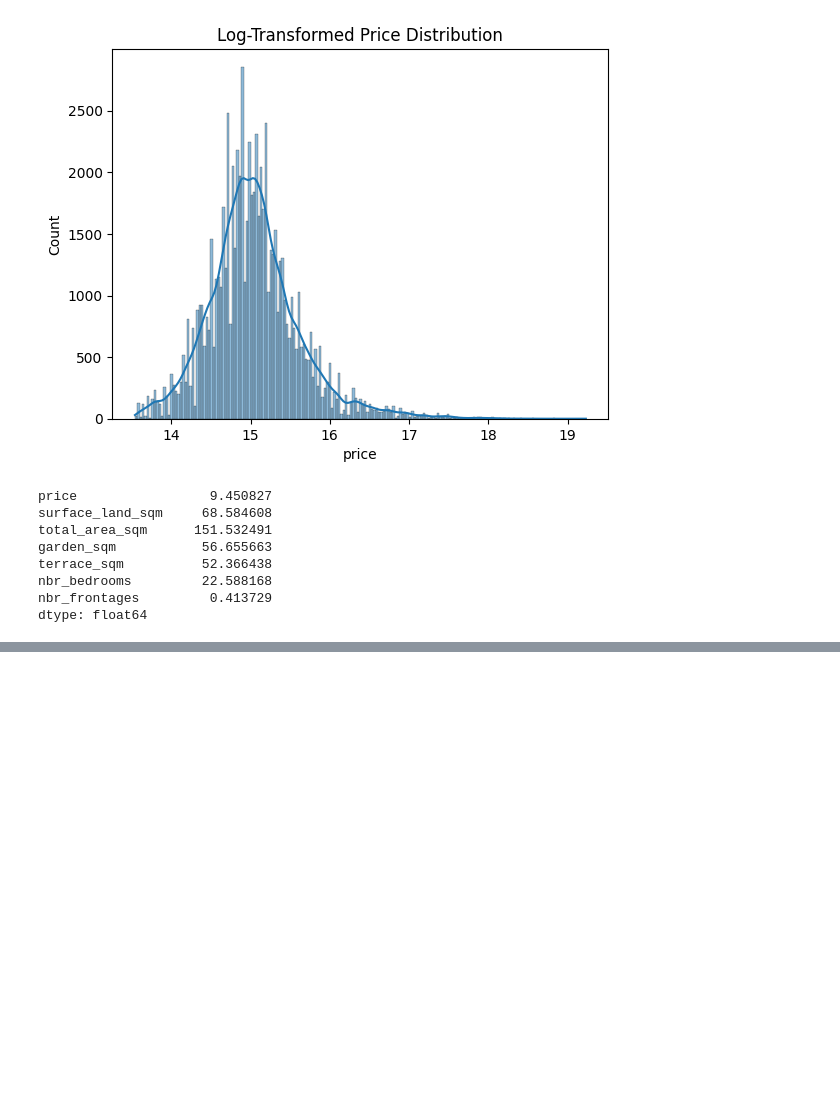
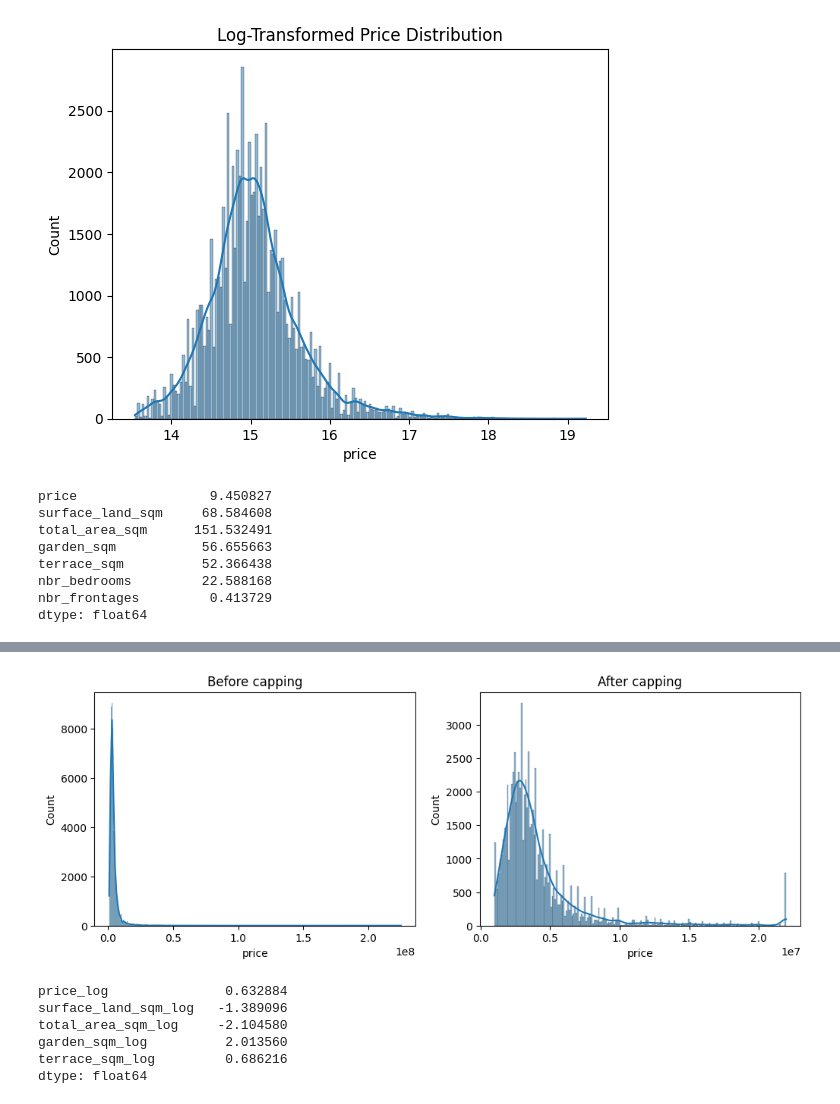
Before and after one commit to Lalovan/Real-estate-price-prediction-Data-analysis, a Jupyter notebook: Anna/testing_data.ipynb, the cells around one changed output, grey strips where cells are left out. Saved outputs shown, nothing was run; the diff lists cells and outputs as text; code cells hidden in the pictures; blank space fills up the shorter version.

Commit message:
Capping/Winsorization and log transformation of 5 heavily skewed vars

```diff
--- a/Anna/testing_data.ipynb
+++ b/Anna/testing_data.ipynb
@@ -171,3 +171,20 @@ terrace_sqm          52.366438
 nbr_bedrooms         22.588168
 nbr_frontages         0.413729
 dtype: float64
+# %%
+# Capping/Winsorization: replace everything above the 99th/below the 1st percentile percentile with the 99th percentile/1str percentile value
+df_before = df.copy() #keeping a copy of data before capping
+
+cap_vars = ['price', 'surface_land_sqm', 'total_area_sqm','garden_sqm', 'terrace_sqm', 'nbr_bedrooms', 'nbr_frontages']
+
+# Choosingcapping percentiles (e.g. 1st and 99th)
+lower_cap = 0.01
+upper_cap = 0.99
+
+for var in cap_vars:
+    lower = df[var].quantile(lower_cap)
+    upper = df[var].quantile(upper_cap)
+    df[var] = np.where(df[var] < lower, lower,
+                       np.where(df[var] > upper, upper, df[var]))
+
+df[cap_vars].skew()
@@ -173,0 +200,31 @@ dtype: float64
+# %%
+# Visuals before and after capping 'price'
+
+fig, axes = plt.subplots(1, 2, figsize=(12, 4))
+sns.histplot(df_before['price'], kde=True, ax=axes[0])
+axes[0].set_title("Before capping")
+sns.histplot(df['price'], kde=True, ax=axes[1])
+axes[1].set_title("After capping")
+plt.show()
+# %% [output]
+[figure, added]
+# %%
+#Capping not enough (for 5 variables), so log transformation
+# The result is pushing the distribution to be left-skewed but still price is nicely balanced
+# The other variables are not jumping to the exrtreme of left-skeweness
+
+import numpy as np
+
+log_vars = ['price', 'surface_land_sqm', 'total_area_sqm','garden_sqm', 'terrace_sqm']
+
+for var in log_vars:
+    df[f'{var}_log'] = np.log1p(df[var])
+
+df[[f'{v}_log' for v in log_vars]].skew()
+# %% [output]
+price_log               0.632884
+surface_land_sqm_log   -1.389096
+total_area_sqm_log     -2.104580
+garden_sqm_log          2.013560
+terrace_sqm_log         0.686216
+dtype: float64
```
Also changed, not shown: parts of 3 cells of this notebook.
